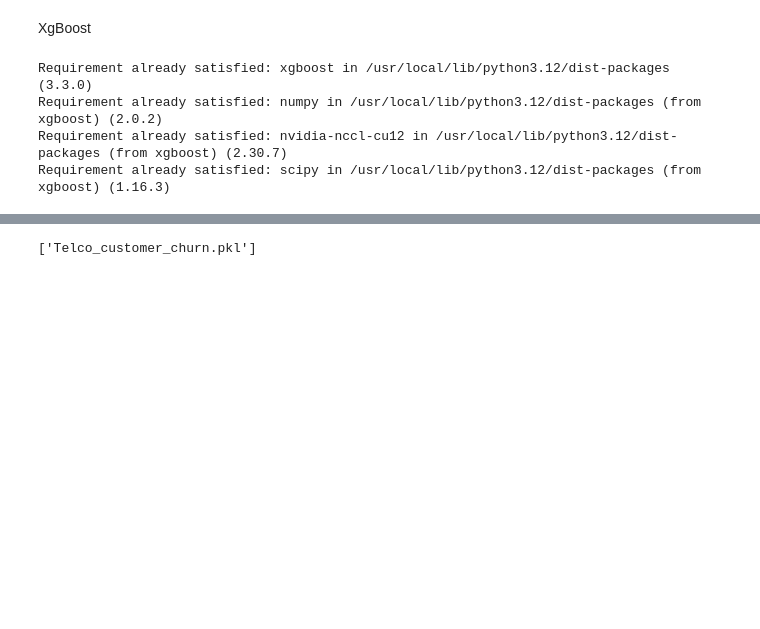
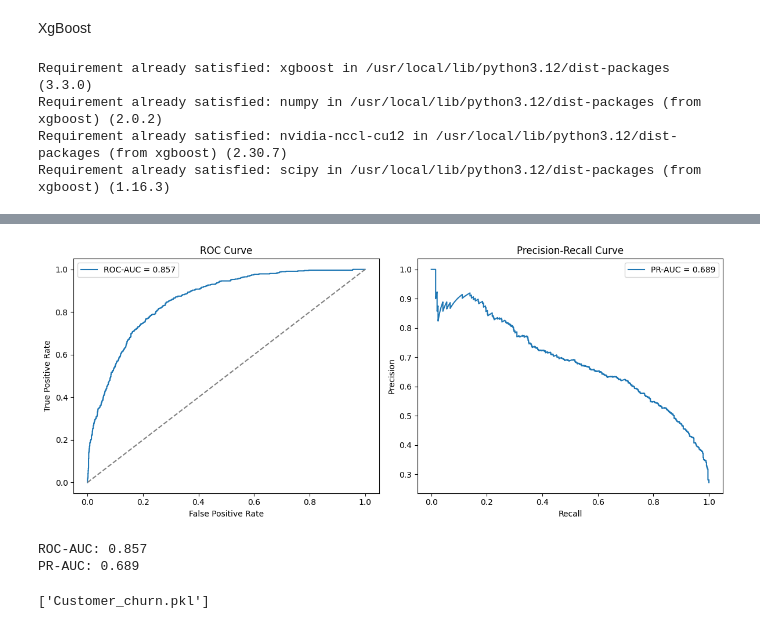
Before and after one commit to aditya-03-githere/Customer_Churn_Predictor, a Jupyter notebook: customer_churn_code.ipynb, the cells around one changed output, grey strips where cells are left out. Saved outputs shown, nothing was run; the diff lists cells and outputs as text; code cells hidden in the pictures; blank space fills up the shorter version.

```diff
--- a/customer_churn_code.ipynb
+++ b/customer_churn_code.ipynb
@@ -382,10 +396,15 @@ Requirement already satisfied: nvidia-nccl-cu12 in /usr/local/lib/python3.12/dis
 Requirement already satisfied: scipy in /usr/local/lib/python3.12/dist-packages (from xgboost) (1.16.3)
 # %%
 from xgboost import XGBClassifier
+
+spw = (y_train==0).sum() / (y_train==1).sum()
+
 xg_pipeline = Pipeline(steps=[
     ('preprocessing',preprocessor),
-    ('xgb',XGBClassifier(colsample_bytree =  0.9, learning_rate = 0.05, xgb__max_depth = 5, n_estimators = 200, xgb__subsample = 0.7))
+    ('xgb',XGBClassifier(colsample_bytree =  0.9, learning_rate = 0.1, max_depth = 3, n_estimators = 100, subsample = 0.7,scale_pos_weight=spw,eval_metric='logloss'))
 ])
+
+
 
 xg_pipeline.fit(X_train,y_train)
 y_pred_xg = xg_pipeline.predict(X_test)
@@ -407,6 +444,9 @@ xgb_param_grid = {
     'xgb__learning_rate': [0.01, 0.05, 0.1],
     'xgb__subsample': [0.7, 0.9],
     'xgb__colsample_bytree': [0.7, 0.9],
+    'xgb__scale_pos_weight' : [spw],
+    'xgb__eval_metric' : ['logloss']
+
 }
 
 xgb_search = GridSearchCV(xg_pipeline, xgb_param_grid, scoring='recall', cv=5, n_jobs=-1, verbose=1)
@@ -451,5 +556,43 @@ print(f"PR-AUC: {pr_auc:.3f}")
+# %%
+from sklearn.metrics import roc_auc_score, roc_curve, average_precision_score, precision_recall_curve
+import matplotlib.pyplot as plt
+
+y_proba = xgb_search.best_estimator_.predict_proba(X_test)[:, 1]
+
+
+roc_auc = roc_auc_score(y_test, y_proba)
+fpr, tpr, _ = roc_curve(y_test, y_proba)
+
+
+pr_auc = average_precision_score(y_test, y_proba)
+precision, recall, _ = precision_recall_curve(y_test, y_proba)
+
+fig, axes = plt.subplots(1, 2, figsize=(12, 5))
+
+axes[0].plot(fpr, tpr, label=f'ROC-AUC = {roc_auc:.3f}')
+axes[0].plot([0, 1], [0, 1], linestyle='--', color='gray')
+axes[0].set_xlabel('False Positive Rate')
+axes[0].set_ylabel('True Positive Rate')
+axes[0].set_title('ROC Curve')
+axes[0].legend()
+
+axes[1].plot(recall, precision, label=f'PR-AUC = {pr_auc:.3f}')
+axes[1].set_xlabel('Recall')
+axes[1].set_ylabel('Precision')
+axes[1].set_title('Precision-Recall Curve')
+axes[1].legend()
+
+plt.tight_layout()
+plt.show()
+
+print(f"ROC-AUC: {roc_auc:.3f}")
+print(f"PR-AUC: {pr_auc:.3f}")
+# %% [output]
+[figure, added]
+ROC-AUC: 0.857
+PR-AUC: 0.689
 # %%
 import joblib
-joblib.dump(logistic_pipeline,'Telco_customer_churn.pkl')
+joblib.dump(xgb_search.best_estimator_,'Customer_churn.pkl')
 # %% [output]
-['Telco_customer_churn.pkl']
+['Customer_churn.pkl']
```
Also changed, not shown: parts of 29 cells of this notebook, 4 other files.
